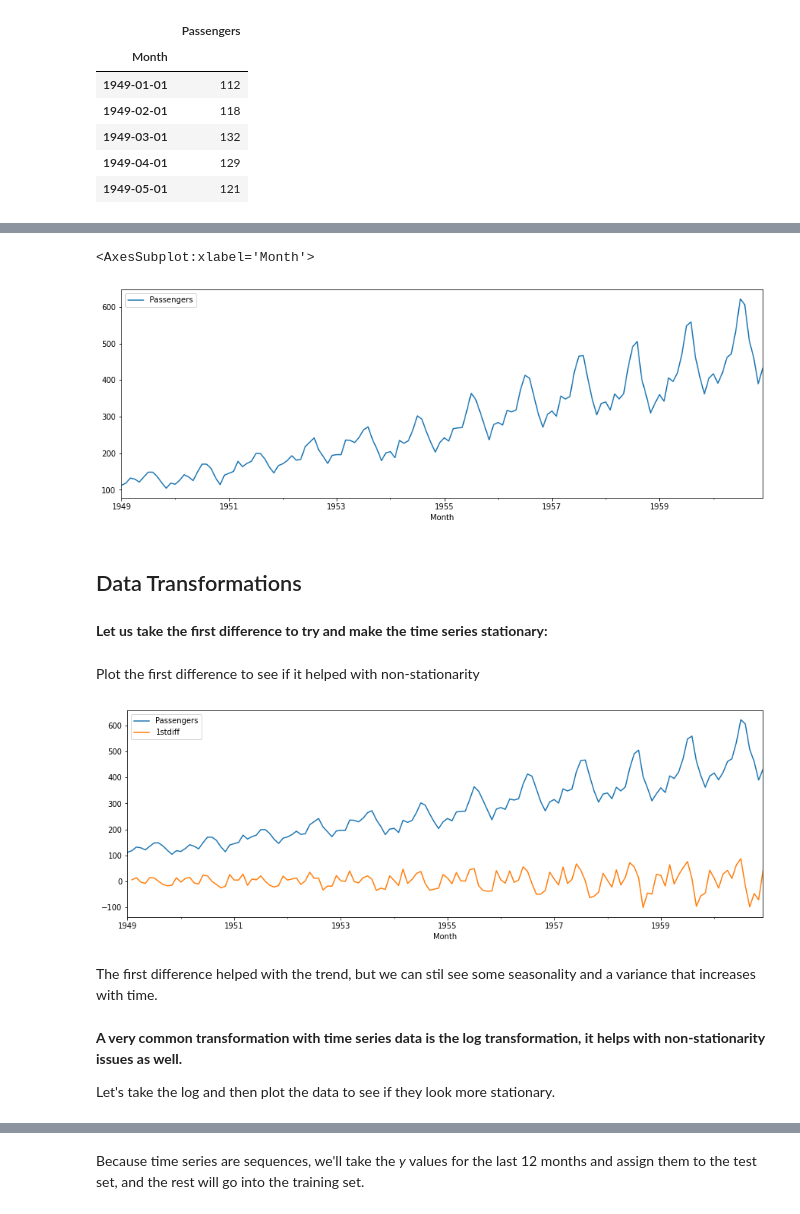
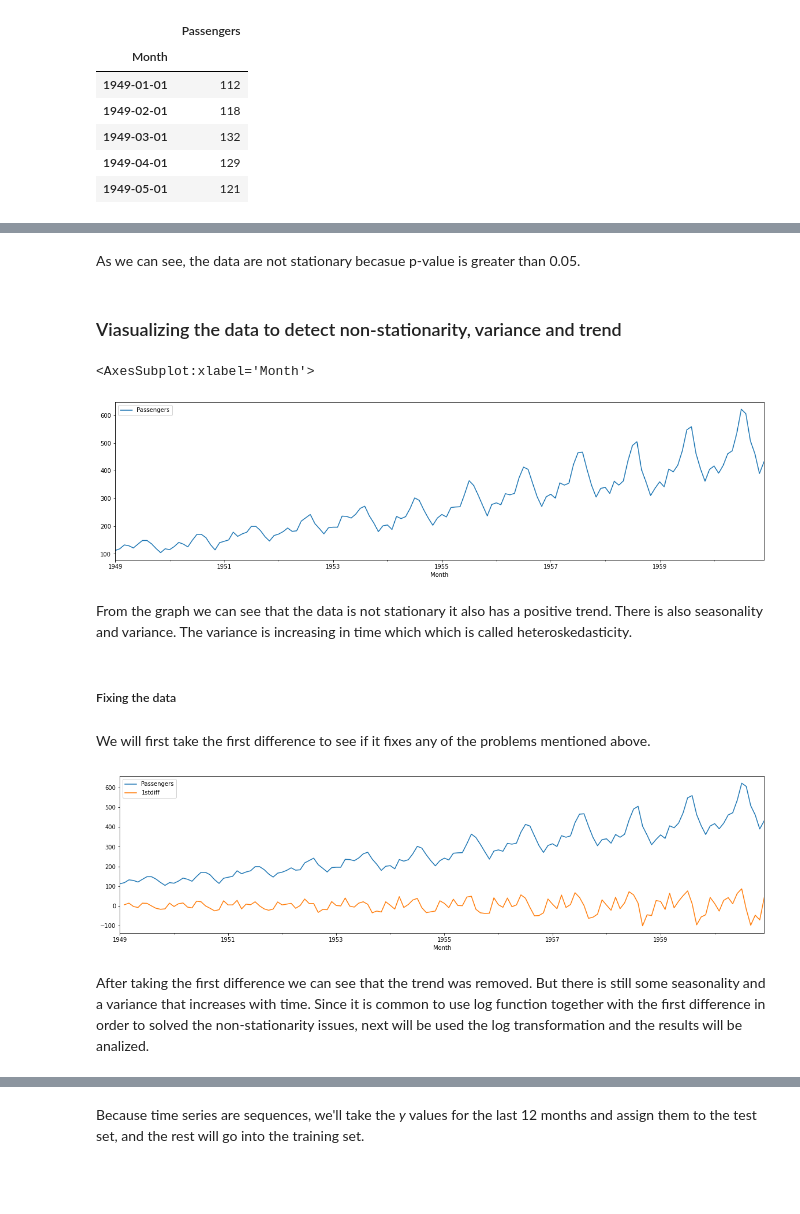
Before and after one commit to iondodon/RNDL, a Jupyter notebook: lab1/lab1.ipynb, the cells around one changed output, grey strips where cells are left out. Cells and saved outputs as stored; diff of their text form; code cells hidden in the pictures; blank space fills up the shorter version.

```diff
--- a/lab1/lab1.ipynb
+++ b/lab1/lab1.ipynb
@@ -38,25 +97,26 @@ Observe that the time series is not stationary: it has a positive trend, some se
+# %% [markdown]
+As we can see, the data are not stationary becasue p-value is greater than 0.05.
+# %% [markdown]
+### Viasualizing the data to detect non-stationarity, variance and trend
 # %%
-df.plot(figsize=(15, 5))
+df.plot(figsize=(20, 5))
 # %% [output]
 <AxesSubplot:xlabel='Month'>
-[figure, old version]
+[figure, new version]
-# %% [markdown]
-## Data Transformations
-# %% [markdown]
-**Let us take the first difference to try and make the time series stationary:**
+# %% [markdown]
+From the graph we can see that the data is not stationary it also has a positive trend. There is also seasonality and variance. The variance is increasing in time which which is called heteroskedasticity.
+# %% [markdown]
+##### Fixing the data
+# %% [markdown]
+We will first take the first difference to see if it fixes any of the problems mentioned above.
 # %%
 df['1stdiff'] = df['Passengers'].diff()
-# %% [markdown]
-Plot the first difference to see if it helped with non-stationarity
 # %%
-df.plot(figsize=(15, 5));
+df.plot(figsize=(20, 5));
 # %% [output]
-[figure, old version]
+[figure, new version]
-# %% [markdown]
-The first difference helped with the trend, but we can stil see some seasonality and a variance that increases with time.
-# %% [markdown]
-**A very common transformation with time series data is the log transformation, it helps with non-stationarity issues as well.**
-
-Let's take the log and then plot the data to see if they look more stationary.
+# %% [markdown]
+After taking the first difference we can see that the trend was removed. But there is still some seasonality and a variance that increases with time.
+Since it is common to use log function together with the first difference in order to solved the non-stationarity issues, next will be used the log transformation and the results will be analized.
 # %%
 df['LogPassengers'] = np.log(df['Passengers'])
```
Also changed, not shown: parts of 69 cells of this notebook, 2 other files.
